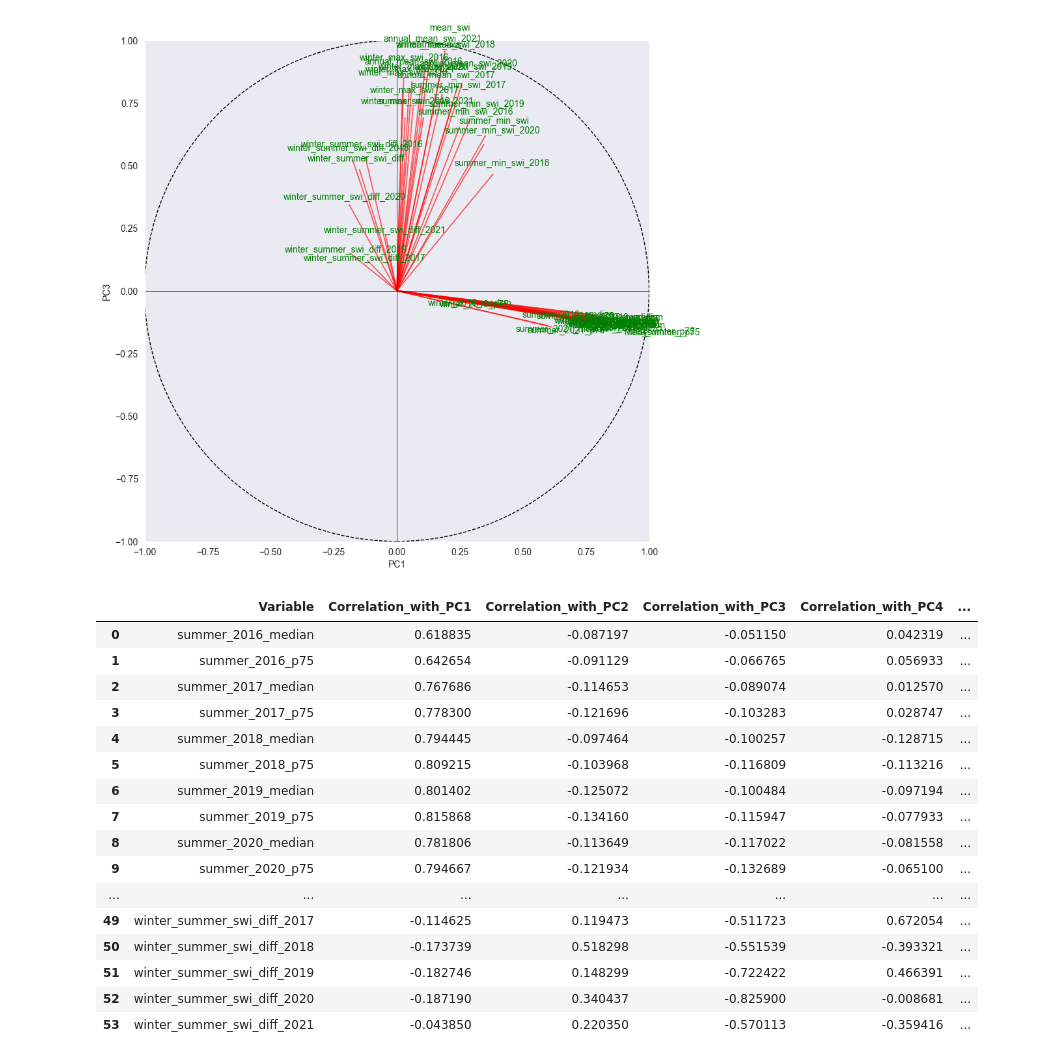
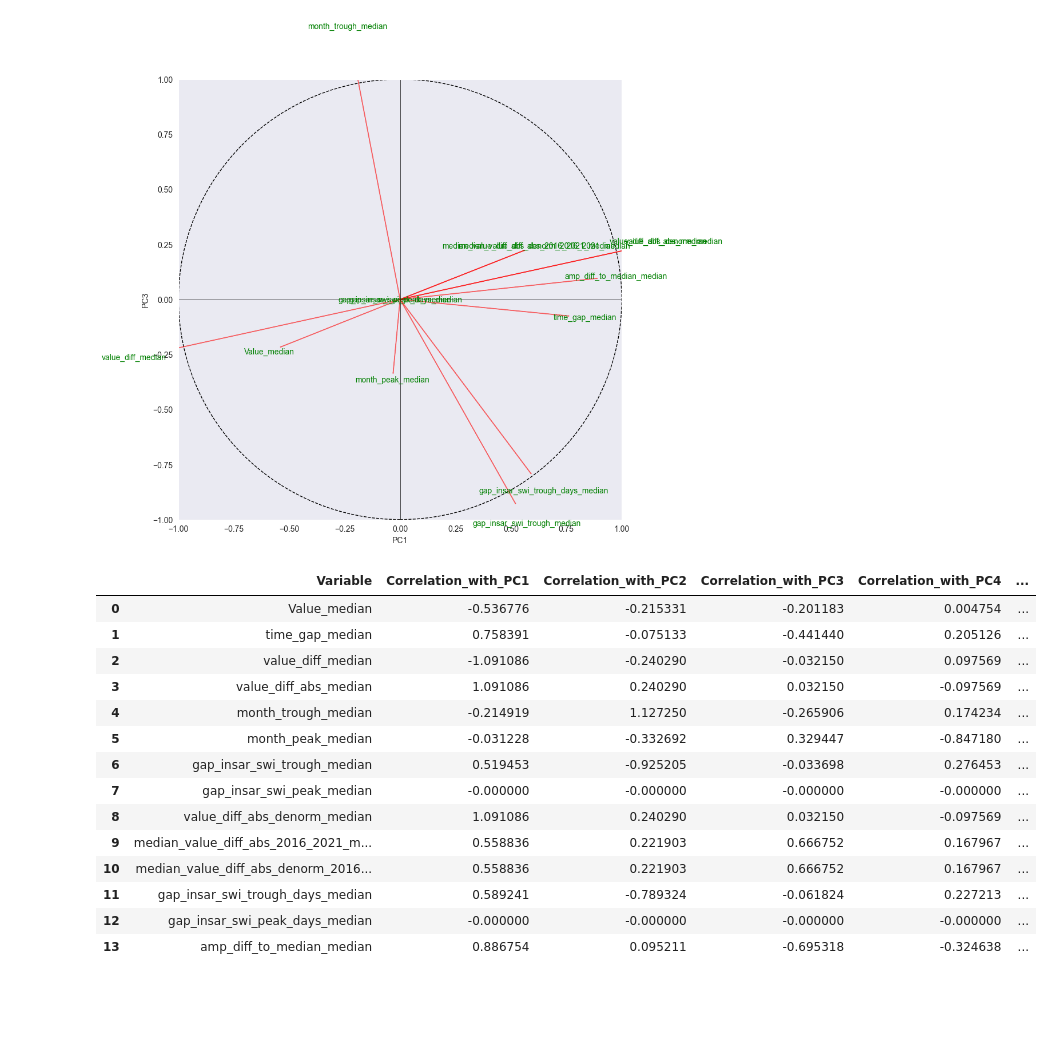
Before and after one commit to jllspear/insar_rga_misc, a Jupyter notebook: rga_stats_pca.ipynb, the cells around one changed output. Cells and saved outputs as stored; diff of their text form; code cells hidden in the pictures; blank space fills up the shorter version.

```diff
--- a/rga_stats_pca.ipynb
+++ b/rga_stats_pca.ipynb
@@ -6,7 +6,7 @@ from tqdm import tqdm
 import matplotlib.pyplot as plt
 
 insar_data_path = "C:/Users/eleonore.kong/Documents/InSAR/DATA/grid_stats_agg_lpf.gpkg"
-layer = 'grid_500m'
+layer = 'grid_250m_filterd60'
 output = "C:/Users/eleonore.kong/Documents/InSAR/DATA/"
 # %%
 gdf = pyogrio.read_dataframe(insar_data_path, layer=layer)
@@ -17,6 +13,4 @@ gdf = pyogrio.read_dataframe(insar_data_path, layer=layer)
 # %%
-link = pyogrio.read_dataframe("C:/Users/eleonore.kong/Documents/InSAR/DATA/tables_link.gpkg", layer='grid_rga_swi_link')
-link = link.drop('geometry', axis=1)
-gdf = gdf.merge(link, on=layer)
-gdf
+gdf = gdf[gdf['Type'] == 'Trough']
+gdf.head()
 # %% [output]
@@ -51,16 +39,16 @@ import seaborn as sns
 # df = gdf[['Detrended Amplitude_median', 'mean_swi', 'winter_max_swi', 'summer_min_swi', 'winter_summer_swi_diff', 'NIVEAU']]
 # df = gdf[[col for col in gdf.columns if '2018' in col]]
 
-df = gdf.drop([layer,'geometry', 'NIVEAU'], axis=1)
+df = gdf.drop(['grid_250m','Type','geometry', 'year', 'year_median', 'month_median', 'NIVEAU_median'], axis=1)
 df.fillna(0, inplace=True)
-target = gdf['NIVEAU'].values
+target = gdf['NIVEAU_median'].values
 # %%
 # Step 3: Standardize the Data
 scaler = StandardScaler()
 df_scaled = scaler.fit_transform(df)
 
 # Step 4: Apply PCA
-pca = PCA(n_components=5)  # Reducing to 2 components for visualization
+pca = PCA(n_components=6)  # Reducing to 2 components for visualization
 pca_result = pca.fit_transform(df_scaled)
 # %%
 # Step 5: Create a DataFrame with the PCA results
@@ -130,7 +118,7 @@ plt.grid()
 
 plt.show()
 # %% [output]
-[figure, old version]
+[figure, new version]
 # %%
 
 # Get the explained variance for scaling
@@ -139,52 +127,50 @@ explained_variance = np.sqrt(pca.explained_variance_)
 # Calculate the correlation of each variable with PC1
 correlations_with_pc1 = components[0, :] * explained_variance[0]
 correlations_with_pc2 = components[1, :] * explained_variance[1]
 correlations_with_pc3 = components[2, :] * explained_variance[2]
 correlations_with_pc4 = components[3, :] * explained_variance[3]
 correlations_with_pc5 = components[4, :] * explained_variance[4]
-# correlations_with_pc6 = components[5, :] * explained_variance[5]
+correlations_with_pc6 = components[5, :] * explained_variance[5]
 
 # Create a DataFrame to store the variables and their correlations
 correlation_df = pd.DataFrame({
     'Variable': df.columns,
     'Correlation_with_PC1': correlations_with_pc1,
     'Correlation_with_PC2': correlations_with_pc2,
     'Correlation_with_PC3': correlations_with_pc3,
     'Correlation_with_PC4': correlations_with_pc4,
     'Correlation_with_PC5': correlations_with_pc5,
-    # 'Correlation_with_PC6': correlations_with_pc6,
+    'Correlation_with_PC6': correlations_with_pc6,
 
 })
 
 # Sort the DataFrame by the absolute correlation values in descending order
 correlation_df['PC1_Abs_Correlation'] = correlation_df['Correlation_with_PC1'].abs()
 correlation_df['PC2_Abs_Correlation'] = correlation_df['Correlation_with_PC2'].abs()
 correlation_df['PC3_Abs_Correlation'] = correlation_df['Correlation_with_PC3'].abs()
 correlation_df['PC4_Abs_Correlation'] = correlation_df['Correlation_with_PC4'].abs()
 correlation_df['PC5_Abs_Correlation'] = correlation_df['Correlation_with_PC5'].abs()
-# correlation_df['PC6_Abs_Correlation'] = correlation_df['Correlation_with_PC6'].abs()
+correlation_df['PC6_Abs_Correlation'] = correlation_df['Correlation_with_PC6'].abs()
 # correlation_df_sorted = correlation_df.sort_values(by='Abs_Correlation', ascending=False)
 
 # Display the ranked variables by correlation with PC1
 correlation_df
 # %% [output]
 |  | Variable | Correlation_with_PC1 | Correlation_with_PC2 | Correlation_with_PC3 | Correlation_with_PC4 | ... |
-| 0 | summer_2016_median | 0.618835 | -0.087197 | -0.051150 | 0.042319 | ... |
-| 1 | summer_2016_p75 | 0.642654 | -0.091129 | -0.066765 | 0.056933 | ... |
-| 2 | summer_2017_median | 0.767686 | -0.114653 | -0.089074 | 0.012570 | ... |
-| 3 | summer_2017_p75 | 0.778300 | -0.121696 | -0.103283 | 0.028747 | ... |
-| 4 | summer_2018_median | 0.794445 | -0.097464 | -0.100257 | -0.128715 | ... |
-| 5 | summer_2018_p75 | 0.809215 | -0.103968 | -0.116809 | -0.113216 | ... |
-| 6 | summer_2019_median | 0.801402 | -0.125072 | -0.100484 | -0.097194 | ... |
-| 7 | summer_2019_p75 | 0.815868 | -0.134160 | -0.115947 | -0.077933 | ... |
-| 8 | summer_2020_median | 0.781806 | -0.113649 | -0.117022 | -0.081558 | ... |
-| 9 | summer_2020_p75 | 0.794667 | -0.121934 | -0.132689 | -0.065100 | ... |
-| ... | ... | ... | ... | ... | ... | ... |
-| 49 | winter_summer_swi_diff_2017 | -0.114625 | 0.119473 | -0.511723 | 0.672054 | ... |
-| 50 | winter_summer_swi_diff_2018 | -0.173739 | 0.518298 | -0.551539 | -0.393321 | ... |
-| 51 | winter_summer_swi_diff_2019 | -0.182746 | 0.148299 | -0.722422 | 0.466391 | ... |
-| 52 | winter_summer_swi_diff_2020 | -0.187190 | 0.340437 | -0.825900 | -0.008681 | ... |
-| 53 | winter_summer_swi_diff_2021 | -0.043850 | 0.220350 | -0.570113 | -0.359416 | ... |
+| 0 | Value_median | -0.536776 | -0.215331 | -0.201183 | 0.004754 | ... |
+| 1 | time_gap_median | 0.758391 | -0.075133 | -0.441440 | 0.205126 | ... |
+| 2 | value_diff_median | -1.091086 | -0.240290 | -0.032150 | 0.097569 | ... |
+| 3 | value_diff_abs_median | 1.091086 | 0.240290 | 0.032150 | -0.097569 | ... |
+| 4 | month_trough_median | -0.214919 | 1.127250 | -0.265906 | 0.174234 | ... |
+| 5 | month_peak_median | -0.031228 | -0.332692 | 0.329447 | -0.847180 | ... |
+| 6 | gap_insar_swi_trough_median | 0.519453 | -0.925205 | -0.033698 | 0.276453 | ... |
+| 7 | gap_insar_swi_peak_median | -0.000000 | -0.000000 | -0.000000 | -0.000000 | ... |
+| 8 | value_diff_abs_denorm_median | 1.091086 | 0.240290 | 0.032150 | -0.097569 | ... |
+| 9 | median_value_diff_abs_2016_2021_m... | 0.558836 | 0.221903 | 0.666752 | 0.167967 | ... |
+| 10 | median_value_diff_abs_denorm_2016... | 0.558836 | 0.221903 | 0.666752 | 0.167967 | ... |
+| 11 | gap_insar_swi_trough_days_median | 0.589241 | -0.789324 | -0.061824 | 0.227213 | ... |
+| 12 | gap_insar_swi_peak_days_median | -0.000000 | -0.000000 | -0.000000 | -0.000000 | ... |
+| 13 | amp_diff_to_median_median | 0.886754 | 0.095211 | -0.695318 | -0.324638 | ... |
 # %%
 import pandas as pd
 import seaborn as sns
```
Also changed, not shown: parts of 5 cells of this notebook, 11 other files.
